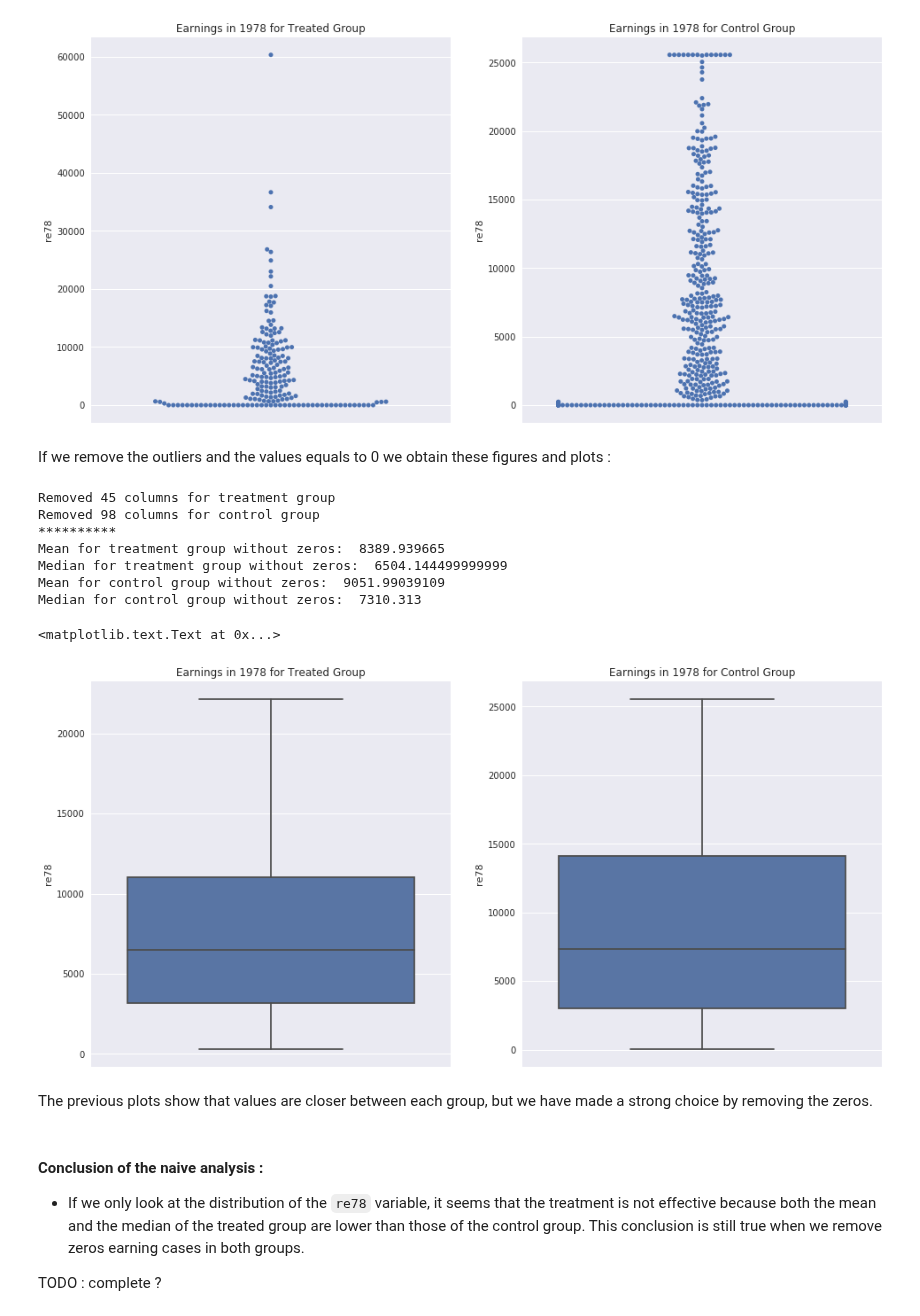
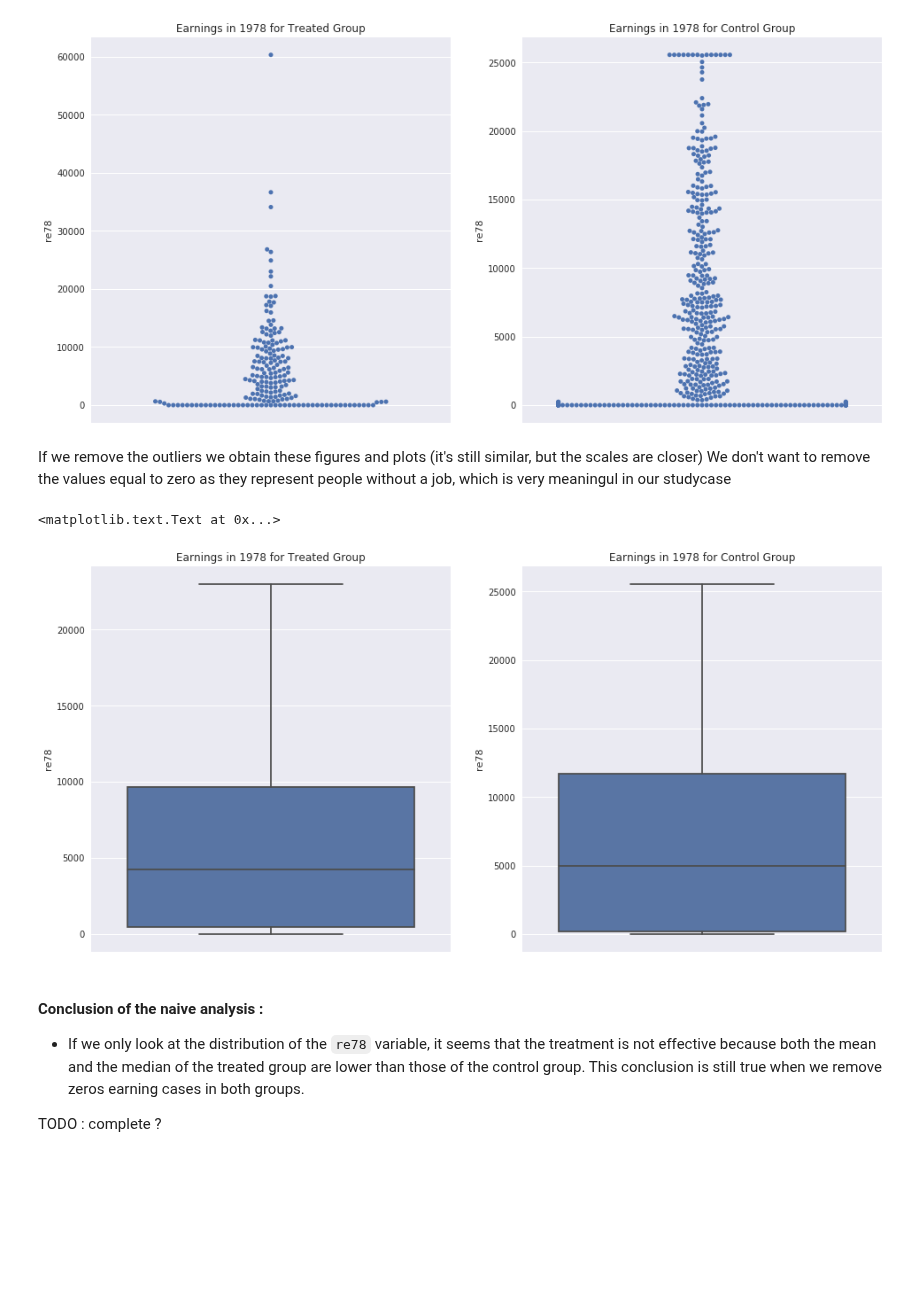
Before and after one commit to ImLemni/ada-epfl, a Jupyter notebook: 04-Applied_ML/Homework_4.ipynb, the cells around one changed output. Drawn from its saved outputs; the diff is of its cells as text; code cells hidden in the pictures; blank space fills up the shorter version.

```diff
--- a/04-Applied_ML/Homework_4.ipynb
+++ b/04-Applied_ML/Homework_4.ipynb
@@ -13,8 +13,9 @@ import matplotlib.pyplot as plt
 import seaborn as sb
 import numpy as np
 from sklearn import linear_model
+import networkx as nx
 
-DATAPATH = './'
+DATAPATH = '/home/lemni/Documents/cours/appliedDataAnalysis/git/ada-epfl/04-Applied_ML'
 # %% [markdown]
 ## Question 1
 # %% [markdown]
@@ -137,39 +138,20 @@ plot2.set_title("Earnings in 1978 for Control Group")
 # %% [output]
 <matplotlib.text.Text at 0x...>
 [figure]
-# %% [markdown]
-If we remove the outliers and the values equals to 0 we obtain these figures and plots :
-# %%
-df_treat_no_zero = df_treat[df_treat['re78'] != 0]
-print(f"Removed {df_treat.shape[0]-df_treat_no_zero.shape[0]} columns for treatment group ")
-df_control_no_zero = df_control[df_control['re78'] != 0]
-print(f"Removed {df_control.shape[0]-df_control_no_zero.shape[0]} columns for control group ")
-print('*'*10)
-print("Mean for treatment group without zeros: ",df_treat_no_zero['re78'].mean())
-print("Median for treatment group without zeros: ",df_treat_no_zero['re78'].median())
-print("Mean for control group without zeros: ",df_control_no_zero['re78'].mean())
-print("Median for control group without zeros: ",df_control_no_zero['re78'].median())
-# %% [output]
-Removed 45 columns for treatment group
-Removed 98 columns for control group
-**********
-Mean for treatment group without zeros:  8389.939665
-Median for treatment group without zeros:  6504.144499999999
-Mean for control group without zeros:  9051.99039109
-Median for control group without zeros:  7310.313
+# %% [markdown]
+If we remove the outliers we obtain these figures and plots (it's still similar, but the scales are closer)
+We don't want to remove the values equal to zero as they represent people without a job, which is very meaningul in our studycase
 # %%
 zone, (plot1, plot2) = plt.subplots(ncols=2)
 zone.set_size_inches(16, 8)
-plot1 = sb.boxplot(y = 're78' , data=df_treat_no_zero, ax = plot1, showfliers=False)
+plot1 = sb.boxplot(y = 're78' , data=df_treat, ax = plot1, showfliers=False)
 plot1.set_title("Earnings in 1978 for Treated Group")
 
-plot2 = sb.boxplot(y = 're78' , data=df_control_no_zero, ax = plot2, showfliers=False)
+plot2 = sb.boxplot(y = 're78' , data=df_control, ax = plot2, showfliers=False)
 plot2.set_title("Earnings in 1978 for Control Group")
 # %% [output]
 <matplotlib.text.Text at 0x...>
-[figure, old version]
+[figure, new version]
-# %% [markdown]
-The previous plots show that values are closer between each group, but we have made a strong choice by removing the zeros.
 # %% [markdown]
 #### Conclusion of the naive analysis :
 * If we only look at the distribution of the `re78` variable, it seems that the treatment is not effective because both the mean and the median of the treated group are lower than those of the control group. This conclusion is still true when we remove zeros earning cases in both groups.
```
Also changed, not shown: parts of 9 cells of this notebook.
